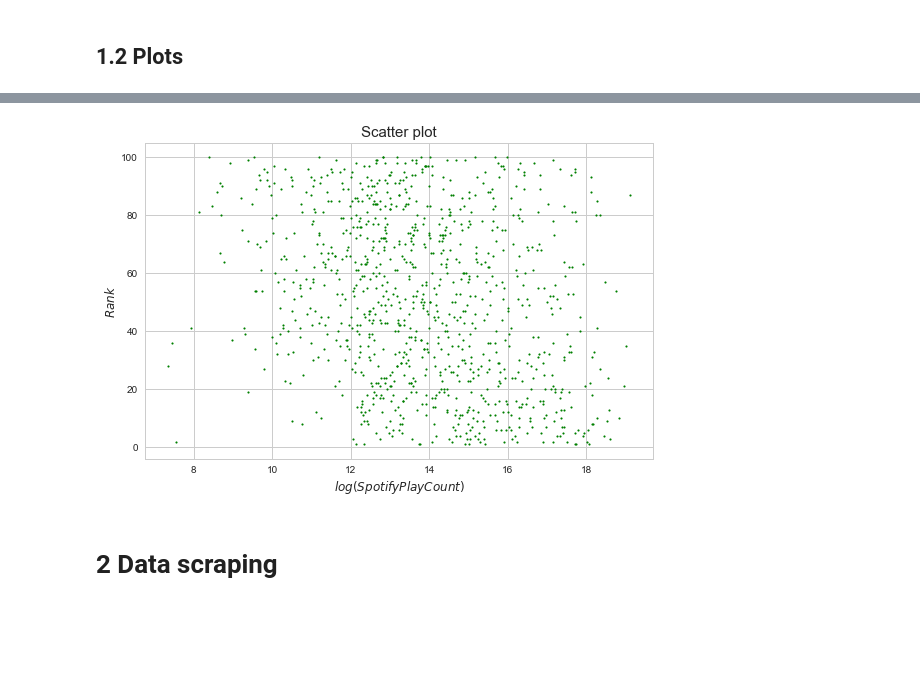
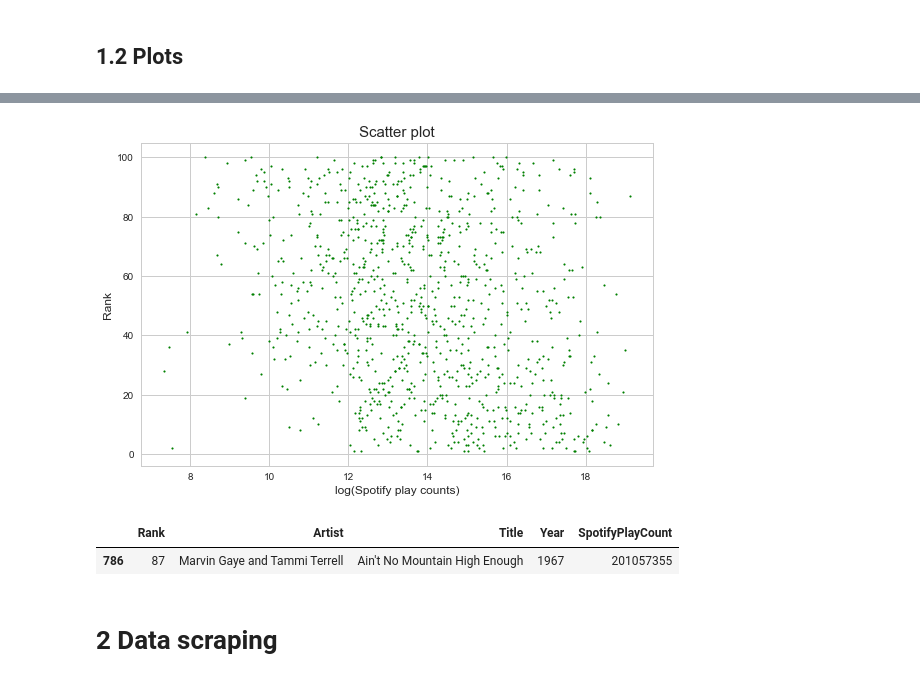
Before and after one commit to caitaozhan/CSE519-Homework-Project, a Jupyter notebook: TheProject/src/music-Haena.ipynb, the cells around one changed output, grey strips where cells are left out. Cells and saved outputs as stored; diff of their text form; code cells hidden in the pictures; blank space fills up the shorter version.

```diff
--- a/TheProject/src/music-Haena.ipynb
+++ b/TheProject/src/music-Haena.ipynb
@@ -116,2 +117,22 @@ fig.savefig('../figure/hist_spotifyplaycount.png')
 Mean:  7899715.501
 Std:  19922589.896896116
+# %%
+# Plot . Density Histogram of SpotifyPlayCounts
+sns.set(style="white")
+
+num_bins = 80
+fig = plt.figure()
+ax = plt.subplot()
+n, bins, patches = ax.hist(music_df.SpotifyPlayCount, num_bins, normed=True, edgecolor='black')
+
+ax.set_xlabel('Spotify Play Counts', fontsize=12)
+ax.set_ylabel('Density of songs', fontsize=12)
+ax.set_title('Density Histogram of Spotify Play Counts (100 millions)', fontsize=15)
+
+plt.tight_layout()
+plt.show()
+
+print('Mean: ', music_df.SpotifyPlayCount.mean())
+print('Std: ', music_df.SpotifyPlayCount.std())
+
+fig.savefig('../figure/hist_density_spotifyplaycount.png')
@@ -140,2 +165,22 @@ fig.savefig('../figure/hist_log_spotifyplaycount.png')
 Mean:  13.84261285102407
 Std:  2.213413059222591
+# %%
+# Plot . Density Histogram of log(SpotifyPlayCounts)
+sns.set(style="whitegrid")
+
+num_bins = 40
+fig = plt.figure()
+ax = plt.subplot()
+n, bins, patches = ax.hist(np.log(music_df.SpotifyPlayCount), num_bins, normed=True, edgecolor='black')
+
+ax.set_xlabel('log(Spotify Play Counts)', fontsize=12)
+ax.set_ylabel('Density of songs', fontsize=12)
+ax.set_title('Density Histogram of log(Spotify Play Counts)', fontsize=15)
+
+plt.tight_layout()
+plt.show()
+
+print('Mean: ', np.log(music_df.SpotifyPlayCount).mean())
+print('Std: ', np.log(music_df.SpotifyPlayCount).std())
+
+fig.savefig('../figure/hist_density_log_spotifyplaycount.png')
@@ -142,22 +191,29 @@ Std:  2.213413059222591
 # %%
 # Plot . Scatter plot of Rank and log(SpotifyPlayCounts)
 sns.set(style="whitegrid")
 
 fig = plt.figure()
 ax = plt.subplot()
 ax.scatter(np.log(music_df.SpotifyPlayCount), music_df.Rank,
            s=3, color='green')
 
-ax.set_xlabel('$log(SpotifyPlayCount)$', fontsize=12)
-ax.set_ylabel('$Rank$', fontsize=12)
+ax.set_xlabel('log(Spotify play counts)', fontsize=12)
+ax.set_ylabel('Rank', fontsize=12)
 ax.set_title('Scatter plot', fontsize=15)
 
 plt.tight_layout()
 plt.show()
 
 fig.savefig('../figure/scatter_logspotifyplaycount_rank.png')
 # %% [output]
-[figure, old version]
+[figure, new version]
+# %%
+# Find a song with the highest Spotify play counts
+music_df.SpotifyPlayCount.max()
+music_df.loc[music_df['SpotifyPlayCount'] == music_df.SpotifyPlayCount.max()]
+# %% [output]
+|  | Rank | Artist | Title | Year | SpotifyPlayCount |
+| 786 | 87 | Marvin Gaye and Tammi Terrell | Ain't No Mountain High Enough | 1967 | 201057355 |
 # %% [markdown]
 # 2 Data scraping
 # %% [markdown]
```
Also changed, not shown: parts of 19 cells of this notebook.
